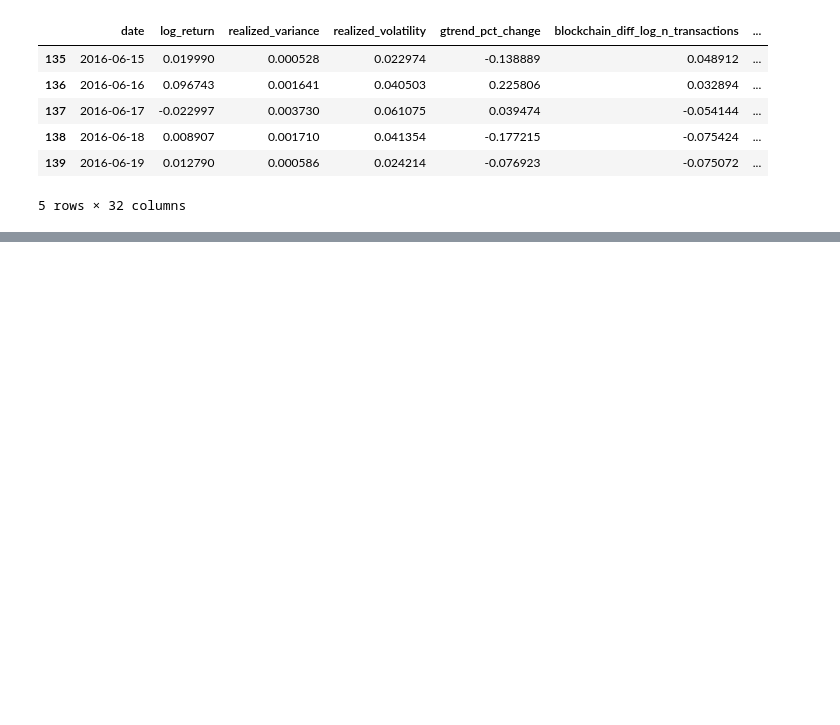
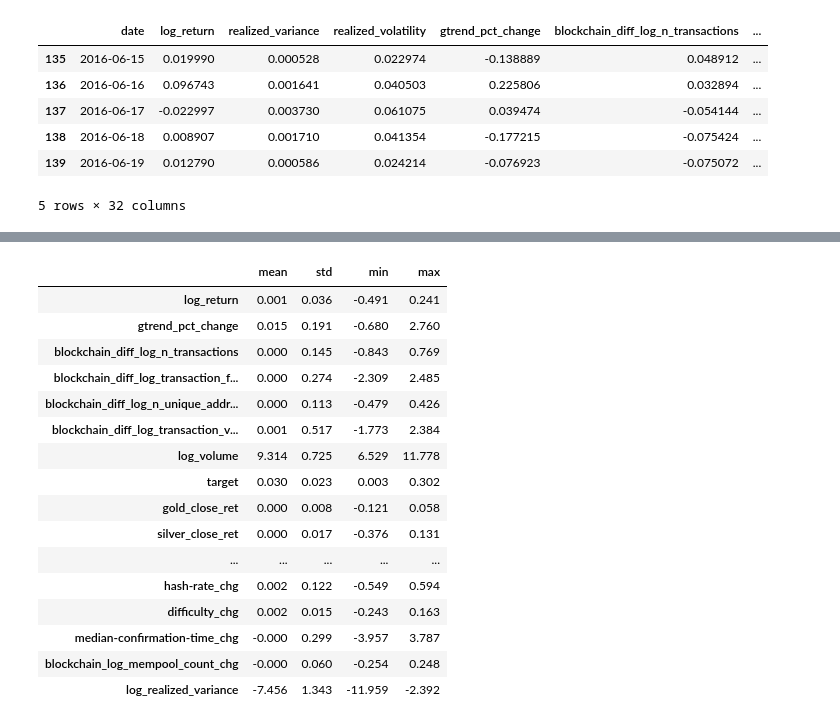
Before and after one commit to Therulow/DSE4211-GRP13, a Jupyter notebook: data/data_cleaning.ipynb, the cells around one changed output, grey strips where cells are left out. Saved outputs shown, nothing was run; the diff lists cells and outputs as text; code cells hidden in the pictures; blank space fills up the shorter version.

Commit message:
Add summary statistics

```diff
--- a/data/data_cleaning.ipynb
+++ b/data/data_cleaning.ipynb
@@ -225,3 +225,30 @@ Data columns (total 32 columns):
 dtypes: datetime64[ns](1), float64(31)
 memory usage: 907.0 KB
 3518
+# %%
+# Summary statistics
+df2 = df.copy()
+df2['log_realized_variance'] = np.log(df2['realized_variance'])
+df2 = df2.drop(columns=['date', 'realized_volatility','realized_variance'])
+# %%
+summary = df2.describe().loc[['mean', 'std', 'min', 'max']].T
+summary = summary.round(3)
+summary
+# %% [output]
+|  | mean | std | min | max |
+| log_return | 0.001 | 0.036 | -0.491 | 0.241 |
+| gtrend_pct_change | 0.015 | 0.191 | -0.680 | 2.760 |
+| blockchain_diff_log_n_transactions | 0.000 | 0.145 | -0.843 | 0.769 |
+| blockchain_diff_log_transaction_f... | 0.000 | 0.274 | -2.309 | 2.485 |
+| blockchain_diff_log_n_unique_addr... | 0.000 | 0.113 | -0.479 | 0.426 |
+| blockchain_diff_log_transaction_v... | 0.001 | 0.517 | -1.773 | 2.384 |
+| log_volume | 9.314 | 0.725 | 6.529 | 11.778 |
+| target | 0.030 | 0.023 | 0.003 | 0.302 |
+| gold_close_ret | 0.000 | 0.008 | -0.121 | 0.058 |
+| silver_close_ret | 0.000 | 0.017 | -0.376 | 0.131 |
+| ... | ... | ... | ... | ... |
+| hash-rate_chg | 0.002 | 0.122 | -0.549 | 0.594 |
+| difficulty_chg | 0.002 | 0.015 | -0.243 | 0.163 |
+| median-confirmation-time_chg | -0.000 | 0.299 | -3.957 | 3.787 |
+| blockchain_log_mempool_count_chg | -0.000 | 0.060 | -0.254 | 0.248 |
+| log_realized_variance | -7.456 | 1.343 | -11.959 | -2.392 |
```
Also changed, not shown: parts of 3 cells of this notebook.
